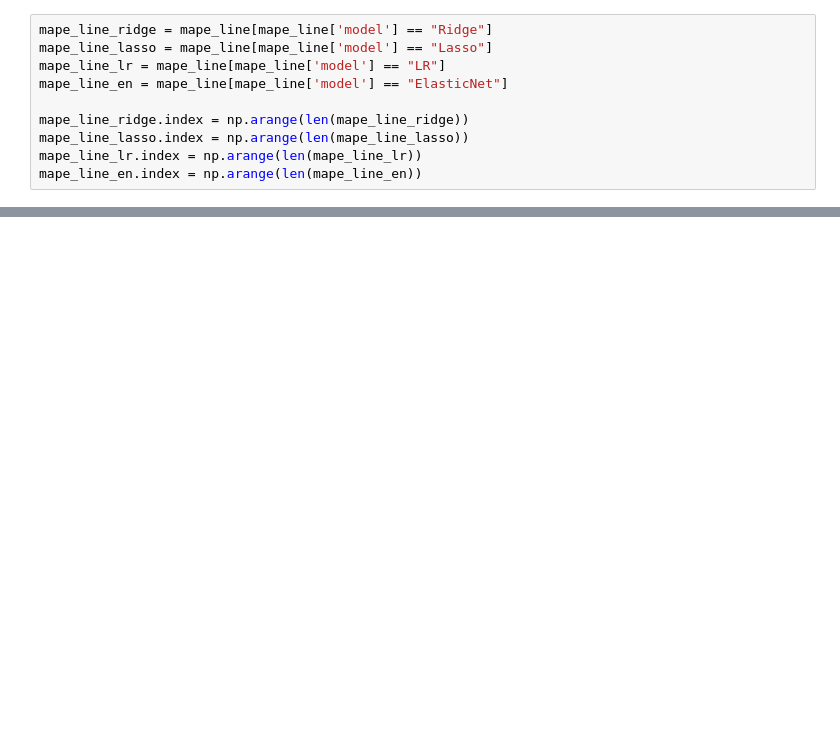
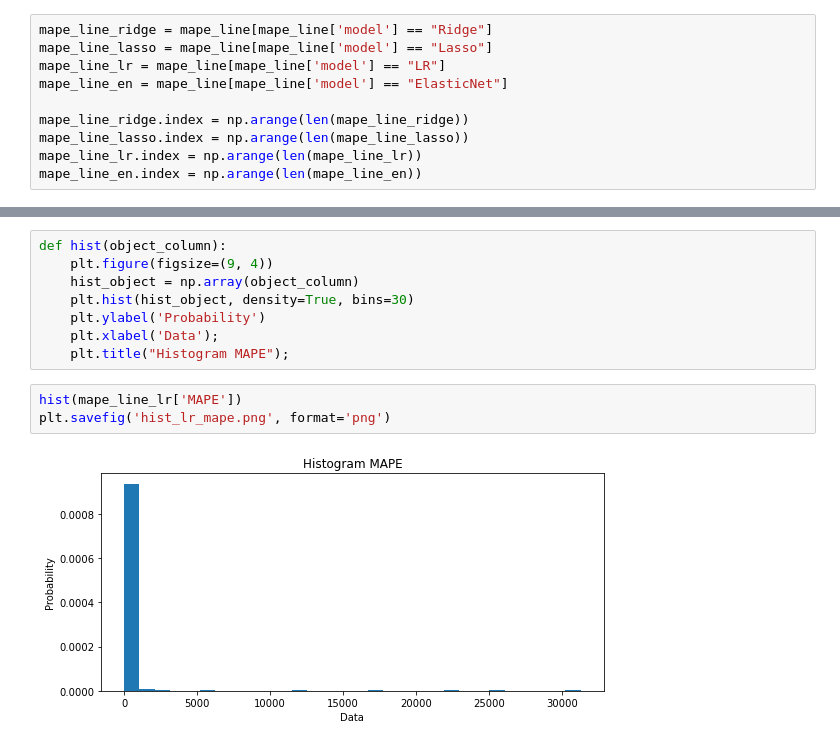
Before and after one commit to HSE-LAMBDA/light_curve_approx, a Jupyter notebook: notebooks/LinearNotebook.ipynb, the cells around one changed output, grey strips where cells are left out. Cells and saved outputs as stored; diff of their text form; blank space fills up the shorter version.

```diff
--- a/notebooks/LinearNotebook.ipynb
+++ b/notebooks/LinearNotebook.ipynb
@@ -315,0 +448,13 @@ for i in object_ids[::50]:
+# %%
+def hist(object_column):
+    plt.figure(figsize=(9, 4))
+    hist_object = np.array(object_column)
+    plt.hist(hist_object, density=True, bins=30)
+    plt.ylabel('Probability')
+    plt.xlabel('Data');
+    plt.title("Histogram MAPE");
+# %%
+hist(mape_line_lr['MAPE'])
+plt.savefig('hist_lr_mape.png', format='png')
+# %% [output]
+[figure, added]
```
Also changed, not shown: parts of 22 cells of this notebook, 43 other files.
